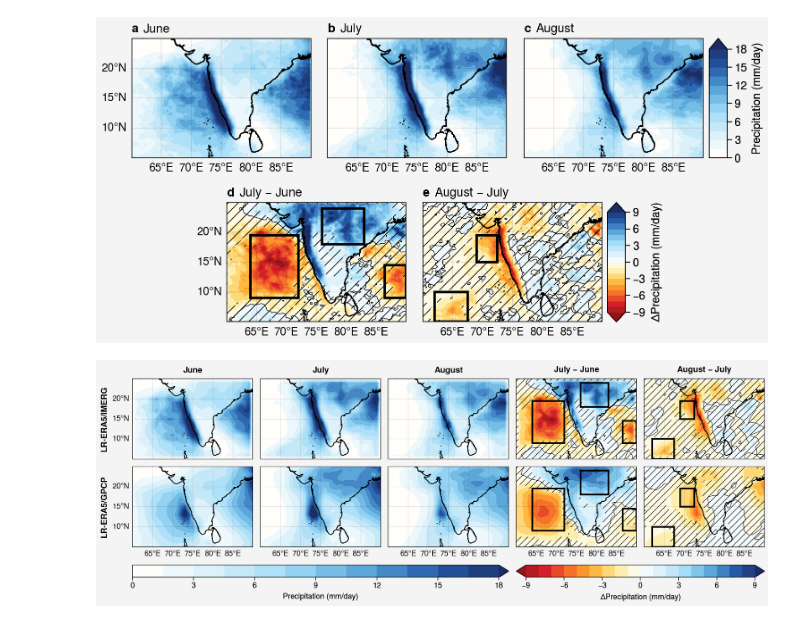
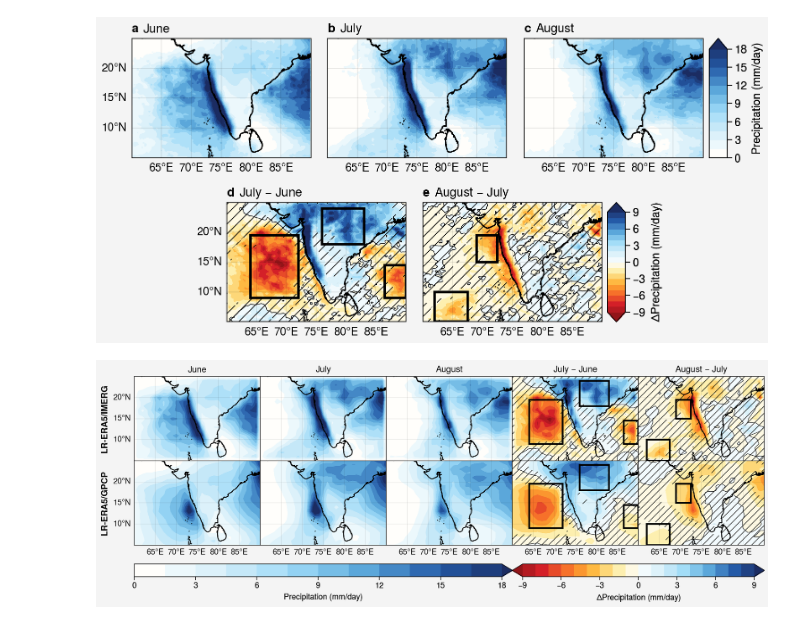
Before and after one commit to savannahferretti/monsoon-pod, a Jupyter notebook: notebooks/5_precip_maps.ipynb, the cells around one changed output. Drawn from its saved outputs; the diff is of its cells as text; code cells hidden in the pictures.

```diff
--- a/notebooks/5_precip_maps.ipynb
+++ b/notebooks/5_precip_maps.ipynb
@@ -91,37 +91,39 @@ create_plot(hrimerg.pr,filename='fig_1.png')
 def create_si_plot(datadict,latrange=LATRANGE,lonrange=LONRANGE,regions=REGIONS,monthpairs=MONTHPAIRS,confidence=CONFIDENCE,filename=None):
     datalist = [item[0] for item in datadict]
     namelist = [item[1] for item in datadict]
-    fig,axs = pplt.subplots(nrows=len(datalist),ncols=len(regions),proj='cyl',refwidth=2)
-    axs.format(rowlabels=namelist,collabels=['June','July','August','July $-$ June','August $-$ July'],
-               coast=True,coastlinewidth=1,latlim=latrange,latlines=[10,15,20],
-               lonlim=lonrange,lonlines=5)
+    fig,axs = pplt.subplots(nrows=len(datalist),ncols=len(regions),proj='cyl',refwidth=2,space=0)
+    axs.format(rowlabels=namelist,coast=True,coastlinewidth=1,latlim=latrange,latlines=[10,15,20],lonlim=lonrange,lonlines=5)
     axs[:,0].format(latlabels=True)
     axs[1,:].format(lonlabels=True)
     for i,data in enumerate(datalist):
         monthlypr,diffs = calc_monthly_diffs(data,monthpairs)
         sigmasks        = get_sig_masks(data,monthpairs,confidence)
         for j,month in enumerate(monthlypr.month.values):
             ax = axs[i,j]
             a = ax.contourf(monthlypr.sel(month=month),cmap='ColdHot_r',cmap_kw={'left':0.5},vmin=0,vmax=18,levels=15,extend='max')
+        if i==0:
+            titles = ['June','July','August','July $-$ June','August $-$ July']
+            for j,title in enumerate(titles):
+                axs[i,j].format(title=title)
         for j,(diff,sigmask,(startmonth,endmonth)) in enumerate(zip(diffs,sigmasks,monthpairs)):
             ax = axs[i,j+3]
             b = ax.contourf(diff,cmap='ColdHot_r',vmin=-9,vmax=9,levels=22,extend='both')
             ax.contour(diff,color='k',levels=[0],linewidth=0.5)
             ax.contourf(~sigmask,colors='none',levels=[0,0.5,1],hatches=['','///'])
         for j,coords in enumerate(list(regions.values())):
             k = 3 if j<3 else 4
             axs[i,k].add_patch(patches.Rectangle(
                 (coords['lonmin'],coords['latmin']),coords['lonmax']-coords['lonmin'],coords['latmax']-coords['latmin'],
                 edgecolor='k',facecolor='none',linewidth=2))
     fig.colorbar(a,loc='b',cols=(1,3),label='Precipitation (mm/day)',ticks=3)
     fig.colorbar(b,loc='b',cols=(4,5),label='$\Delta$Precipitation (mm/day)',ticks=3)
     pplt.show()
     if filename:
         fig.save(f'{SAVEDIR}/{filename}',dpi=900)
 
 datadict = [
     (lrimerg.pr,'LR-ERA5/IMERG'),
     (lrgpcp.pr,'LR-ERA5/GPCP')]
 create_si_plot(datadict,filename='fig_S1.png')
 # %% [output]
-[figure, old version]
+[figure, new version]
```
Also changed, not shown: 7 other files.
